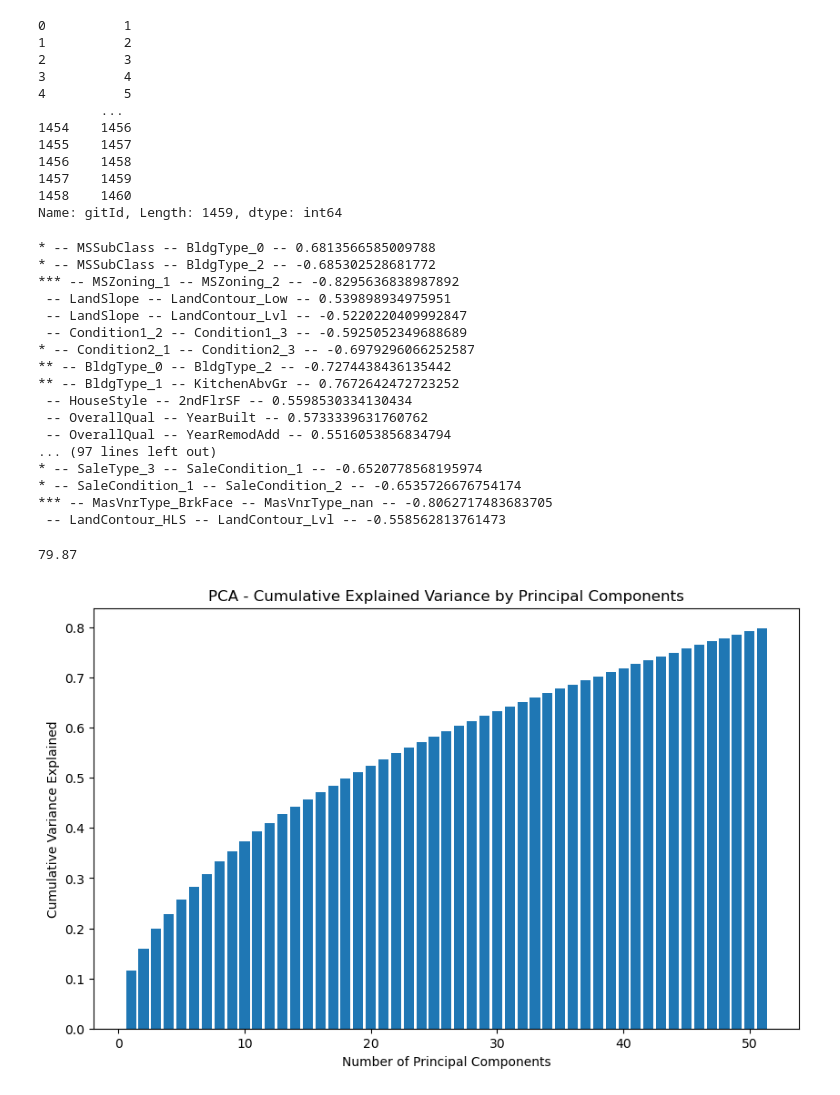
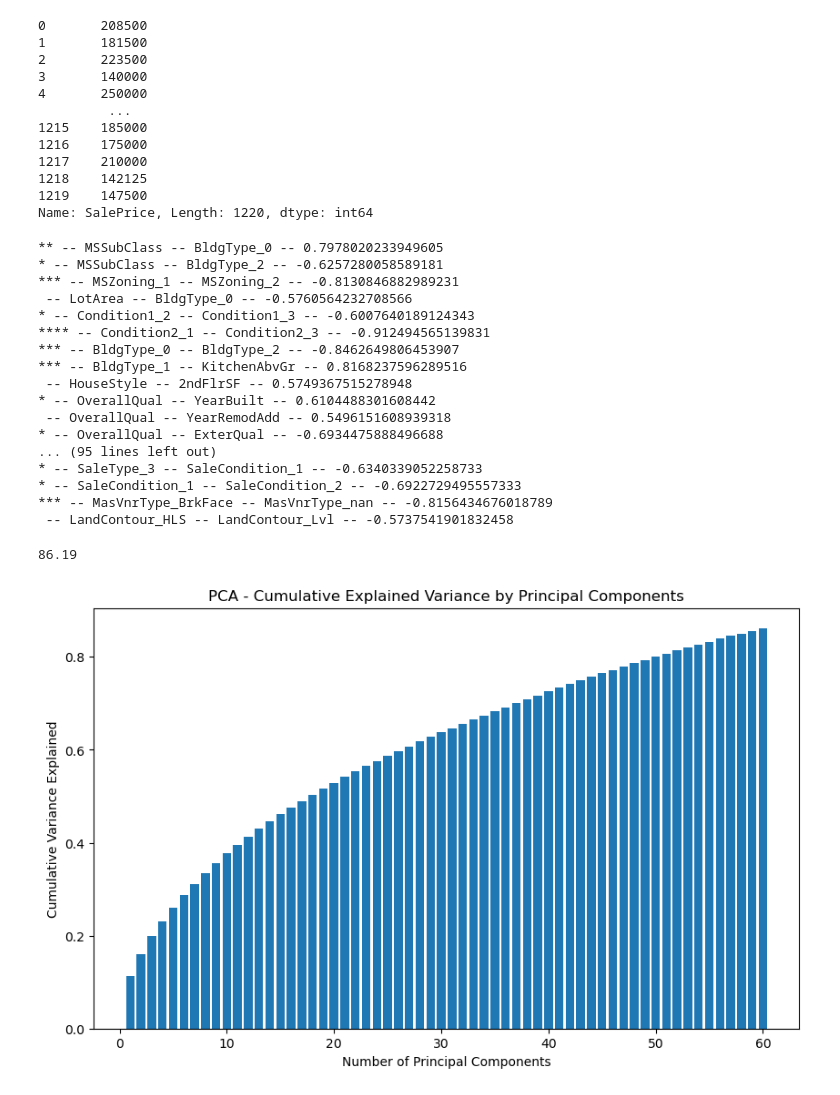
Before and after one commit to zetatiabdelhakim/Housing-Prices, a Jupyter notebook: data_visualisation.ipynb, the cells around one changed output. Drawn from its saved outputs; the diff is of its cells as text; code cells hidden in the pictures.

```diff
--- a/data_visualisation.ipynb
+++ b/data_visualisation.ipynb
@@ -19,25 +19,25 @@ data
 # %%
 ID, X, Y = data.iloc[:, 0], data.iloc[1:-1, :], data.iloc[:,-1]
-ID
+Y
 # %% [output]
-0          1
-1          2
-2          3
-3          4
-4          5
-        ...
-1454    1456
-1455    1457
-1456    1458
-1457    1459
-1458    1460
-Name: gitId, Length: 1459, dtype: int64
+0       208500
+1       181500
+2       223500
+3       140000
+4       250000
+         ...
+1215    185000
+1216    175000
+1217    210000
+1218    142125
+1219    147500
+Name: SalePrice, Length: 1220, dtype: int64
 # %%
 import seaborn as sns
 import matplotlib.pyplot as plt
 import numpy as np
 
-corr = data.corr()
+corr = X.corr()
 
 # plt.figure(figsize=(20, 15))
 # sns.heatmap(corr, cmap='coolwarm', annot=False, fmt=".2f")
@@ -50,46 +50,46 @@ for i in range(len(cols)):
             focus = "*" * (int(abs(val[i, j]) * 10) - 5)
             print(f"{focus} -- {cols[i]} -- {cols[j]} -- {val[i, j]}")
 # %% [output]
-* -- MSSubClass -- BldgType_0 -- 0.6813566585009788
-* -- MSSubClass -- BldgType_2 -- -0.685302528681772
-*** -- MSZoning_1 -- MSZoning_2 -- -0.8295636838987892
- -- LandSlope -- LandContour_Low -- 0.539898934975951
- -- LandSlope -- LandContour_Lvl -- -0.5220220409992847
- -- Condition1_2 -- Condition1_3 -- -0.5925052349688689
-* -- Condition2_1 -- Condition2_3 -- -0.6979296066252587
-** -- BldgType_0 -- BldgType_2 -- -0.7274438436135442
-** -- BldgType_1 -- KitchenAbvGr -- 0.7672642472723252
- -- HouseStyle -- 2ndFlrSF -- 0.5598530334130434
- -- OverallQual -- YearBuilt -- 0.5733339631760762
- -- OverallQual -- YearRemodAdd -- 0.5516053856834794
-... (97 lines left out)
-* -- SaleType_3 -- SaleCondition_1 -- -0.6520778568195974
-* -- SaleCondition_1 -- SaleCondition_2 -- -0.6535726676754174
-*** -- MasVnrType_BrkFace -- MasVnrType_nan -- -0.8062717483683705
- -- LandContour_HLS -- LandContour_Lvl -- -0.558562813761473
+** -- MSSubClass -- BldgType_0 -- 0.7978020233949605
+* -- MSSubClass -- BldgType_2 -- -0.6257280058589181
+*** -- MSZoning_1 -- MSZoning_2 -- -0.8130846882989231
+ -- LotArea -- BldgType_0 -- -0.5760564232708566
+* -- Condition1_2 -- Condition1_3 -- -0.6007640189124343
+**** -- Condition2_1 -- Condition2_3 -- -0.912494565139831
+*** -- BldgType_0 -- BldgType_2 -- -0.8462649806453907
+*** -- BldgType_1 -- KitchenAbvGr -- 0.8168237596289516
+ -- HouseStyle -- 2ndFlrSF -- 0.5749367515278948
+* -- OverallQual -- YearBuilt -- 0.6104488301608442
+ -- OverallQual -- YearRemodAdd -- 0.5496151608939318
+* -- OverallQual -- ExterQual -- -0.6934475888496688
+... (95 lines left out)
+* -- SaleType_3 -- SaleCondition_1 -- -0.6340339052258733
+* -- SaleCondition_1 -- SaleCondition_2 -- -0.6922729495557333
+*** -- MasVnrType_BrkFace -- MasVnrType_nan -- -0.8156434676018789
+ -- LandContour_HLS -- LandContour_Lvl -- -0.5737541901832458
 # %%
 import pandas as pd
 from sklearn.decomposition import PCA
 import matplotlib.pyplot as plt
 
 from sklearn.preprocessing import StandardScaler
 scaler = StandardScaler()
 data_scaled = scaler.fit_transform(data)
 
-pca = PCA(n_components=51)
+pca = PCA(n_components=60)
 pca_result = pca.fit_transform(data_scaled)
 
 explained_variance = pca.explained_variance_ratio_
 cumulative_variance = explained_variance.cumsum()
 print(f"{sum(explained_variance)*100:.2f}")
 
 plt.figure(figsize=(10, 6))
 plt.bar(range(1, len(cumulative_variance) + 1), cumulative_variance)
 plt.xlabel('Number of Principal Components')
 plt.ylabel('Cumulative Variance Explained')
 plt.title('PCA - Cumulative Explained Variance by Principal Components')
 plt.show()
 # %% [output]
-79.87
+86.19
-[figure, old version]
+[figure, new version]
 # %%
```
Also changed, not shown: parts of 5 cells of this notebook, 1 other file.
